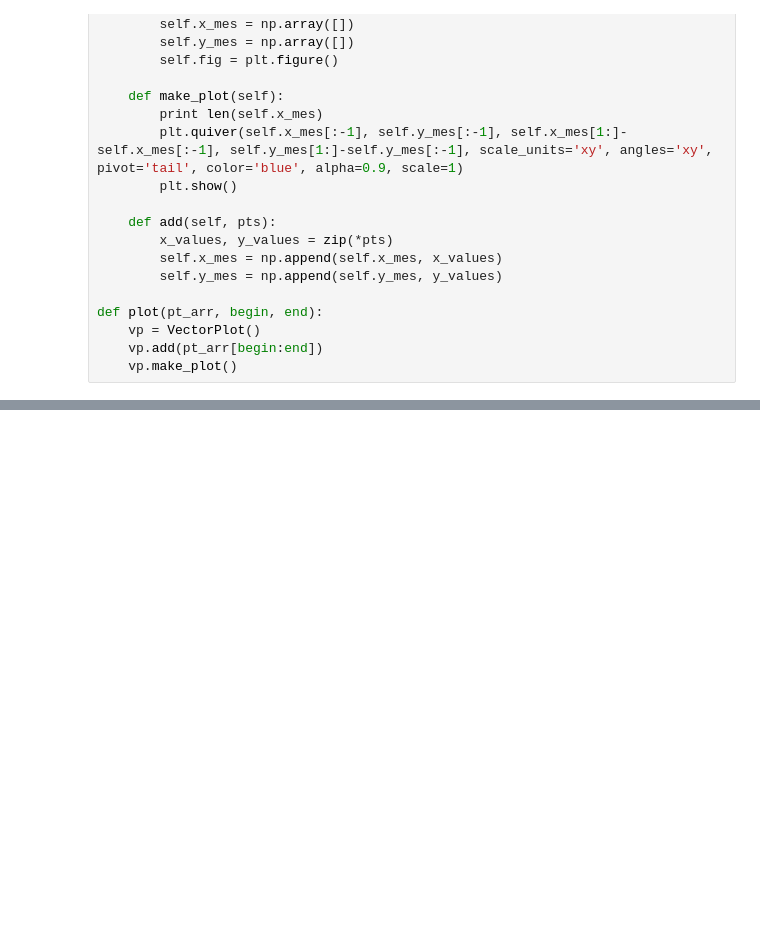
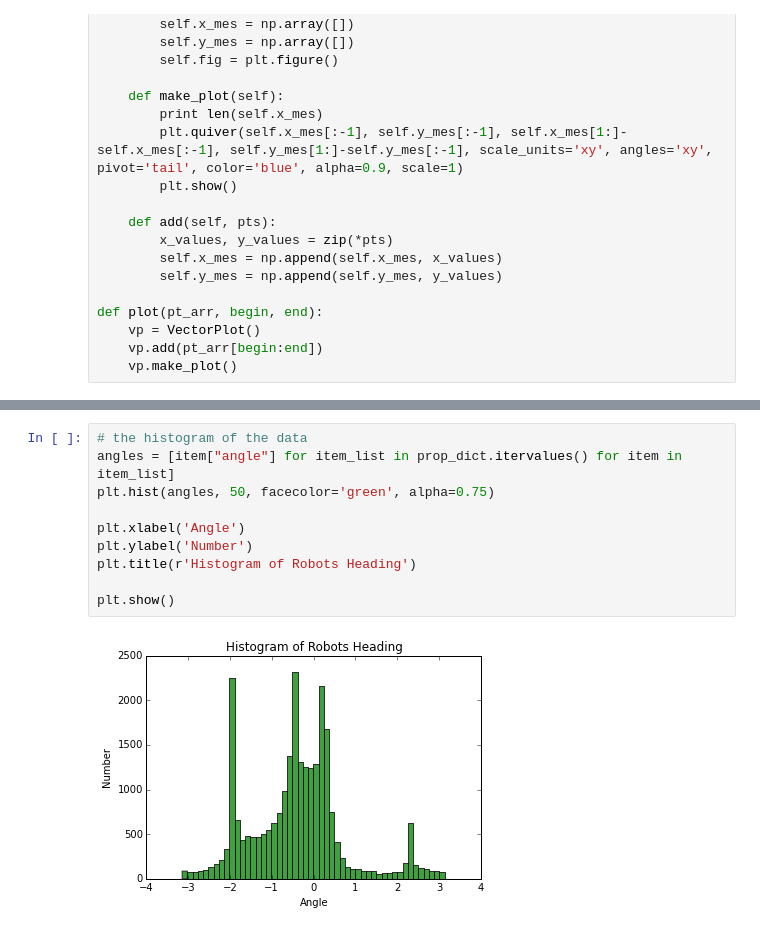
Before and after one commit to andrewjesaitis/hexbug-tracker, a Jupyter notebook: hexbug_final.ipynb, the cells around one changed output, grey strips where cells are left out. Drawn from its saved outputs; the diff is of its cells as text; blank space fills up the shorter version.

Commit message:
Update ipython notebook to be consistent with predict.py
Functionality to plot angles is also included.

```diff
--- a/hexbug_final.ipynb
+++ b/hexbug_final.ipynb
@@ -88,0 +144,12 @@ plot(pt_arr, -300, None)
+# %%
+# the histogram of the data
+angles = [item["angle"] for item_list in prop_dict.itervalues() for item in item_list]
+plt.hist(angles, 50, facecolor='green', alpha=0.75)
+
+plt.xlabel('Angle')
+plt.ylabel('Number')
+plt.title(r'Histogram of Robots Heading')
+
+plt.show()
+# %% [output]
+[figure, added]
```
Also changed, not shown: parts of 6 cells of this notebook.
